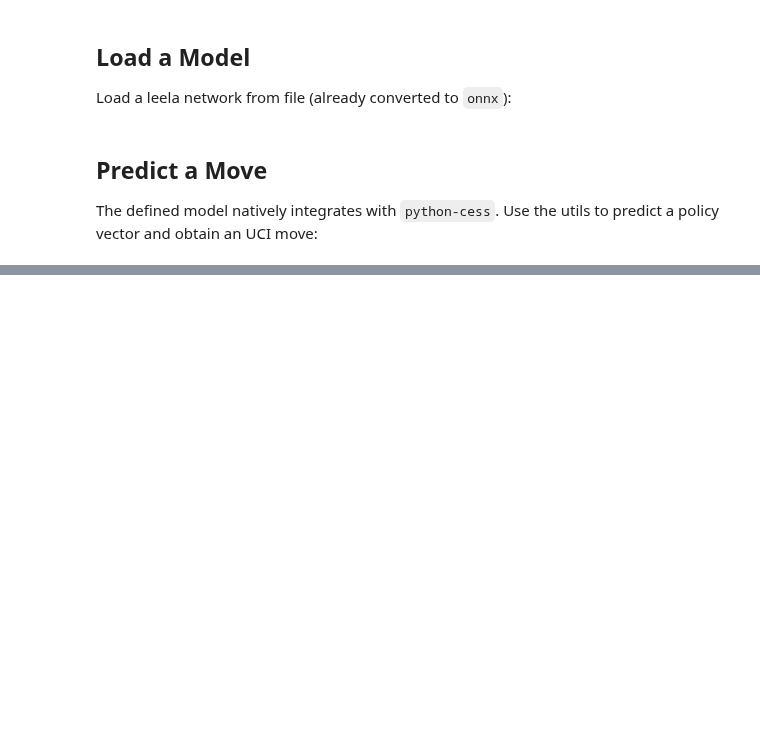
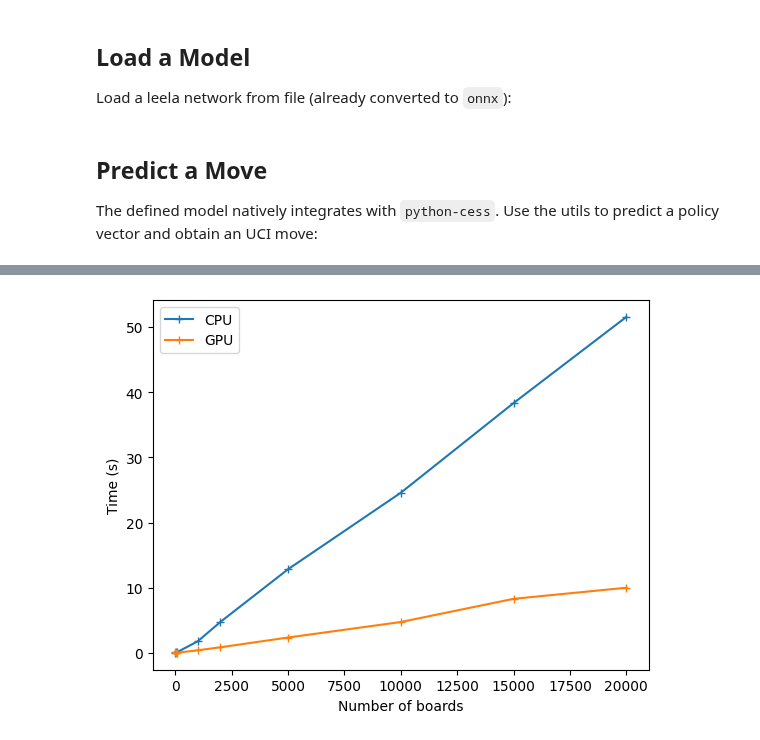
Before and after one commit to Xmaster6y/lczerolens, a Jupyter notebook: docs/source/notebooks/features/run_models_on_gpu.ipynb, the cells around one changed output, grey strips where cells are left out. Drawn from its saved outputs; the diff is of its cells as text; code cells hidden in the pictures; blank space fills up the shorter version.

```diff
--- a/docs/source/notebooks/features/run_models_on_gpu.ipynb
+++ b/docs/source/notebooks/features/run_models_on_gpu.ipynb
@@ -73,7 +87,7 @@ def board_generator(N):
     for _ in range(N):
         yield chess.Board()
 
-Ns = [10, 100, 1000, 10000]
+Ns = [10, 50, 100, 1000, 2000, 5_000, 10_000, 15_000, 20_000]
 cpu_times = []
 gpu_times = []
 
@@ -87,9 +101,11 @@ for N in Ns:
 # %%
 import matplotlib.pyplot as plt
 
-plt.plot(Ns, cpu_times, label="CPU")
-plt.plot(Ns, gpu_times, label="GPU")
+plt.plot(Ns, cpu_times, label="CPU", marker="+")
+plt.plot(Ns, gpu_times, label="GPU", marker="+")
 plt.xlabel("Number of boards")
 plt.ylabel("Time (s)")
 plt.legend()
 plt.show()
+# %% [output]
+[figure, added]
```
Also changed, not shown: parts of 4 cells of this notebook.
